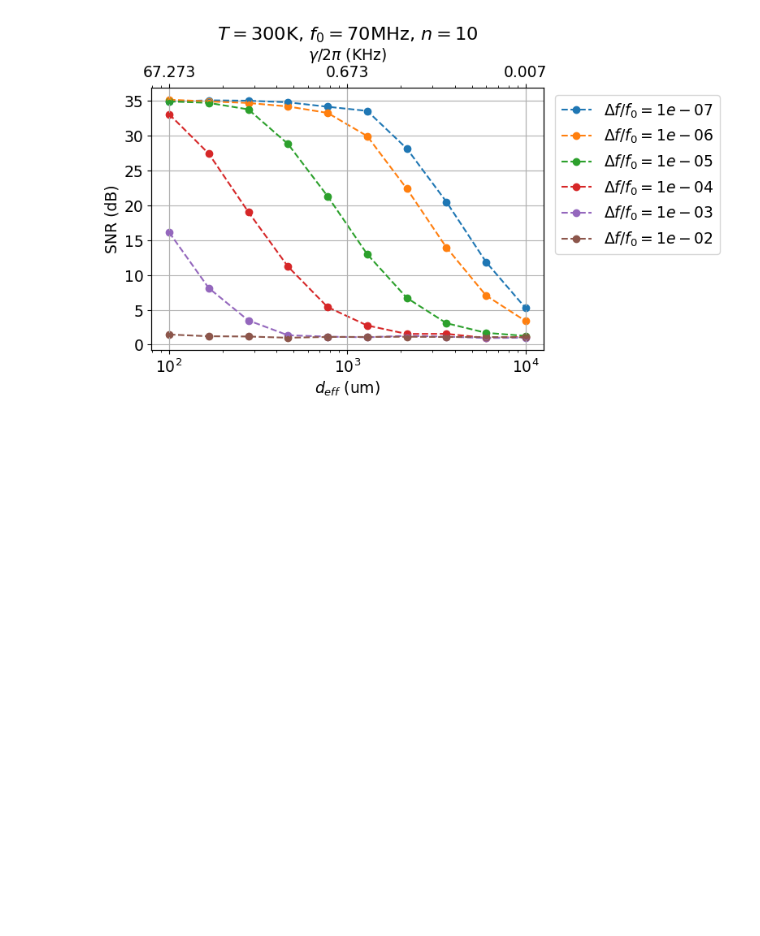
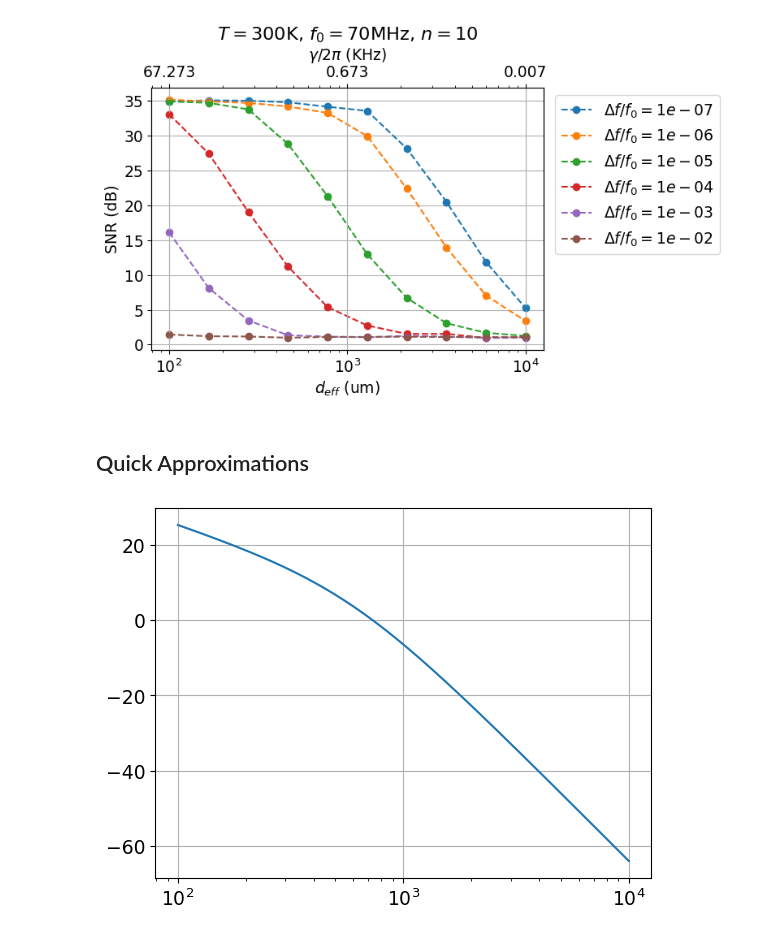
Before and after one commit to Andris-Huang/edes, a Jupyter notebook: edes/modules/detection/motion_detection.ipynb, the cells around one changed output. Drawn from its saved outputs; the diff is of its cells as text; code cells hidden in the pictures; blank space fills up the shorter version.

```diff
--- a/edes/modules/detection/motion_detection.ipynb
+++ b/edes/modules/detection/motion_detection.ipynb
@@ -400,3 +400,23 @@ for width_factor in all_width_factor:
 plot_SNR_variations(all_width_factor, all_deff, all_SNR_300_10, Q, Z0, T=300, n=10)
 # %% [output]
 [figure]
+# %% [markdown]
+## Quick Approximations
+# %%
+signal = lambda A, deff, Z, Qe, w0, n: (e*Z*A*w0/deff/(m*deff**2/e**2/Z*w0/Qe+1)*n)**2
+noise = lambda Z, T, df: 4*kB*T*Z*df + dBm_to_W(-135)
+T_to_amplitude = lambda T, w0: np.sqrt(kB/m/w0**2)
+
+T = 300
+df = 100
+n = 10
+w0 = 2*np.pi * 200e6
+A = T_to_amplitude(T, w0)
+deff = np.logspace(-4, -2, 1000)
+Z = 150e3
+Qe = 1e5
+
+plot(deff*1e6, frac_to_dB(signal(A, deff, Z, Qe, w0, n)/noise(Z, T, df)))
+plt.xscale('log')
+# %% [output]
+[figure, added]
```
Also changed, not shown: 12 other files.
